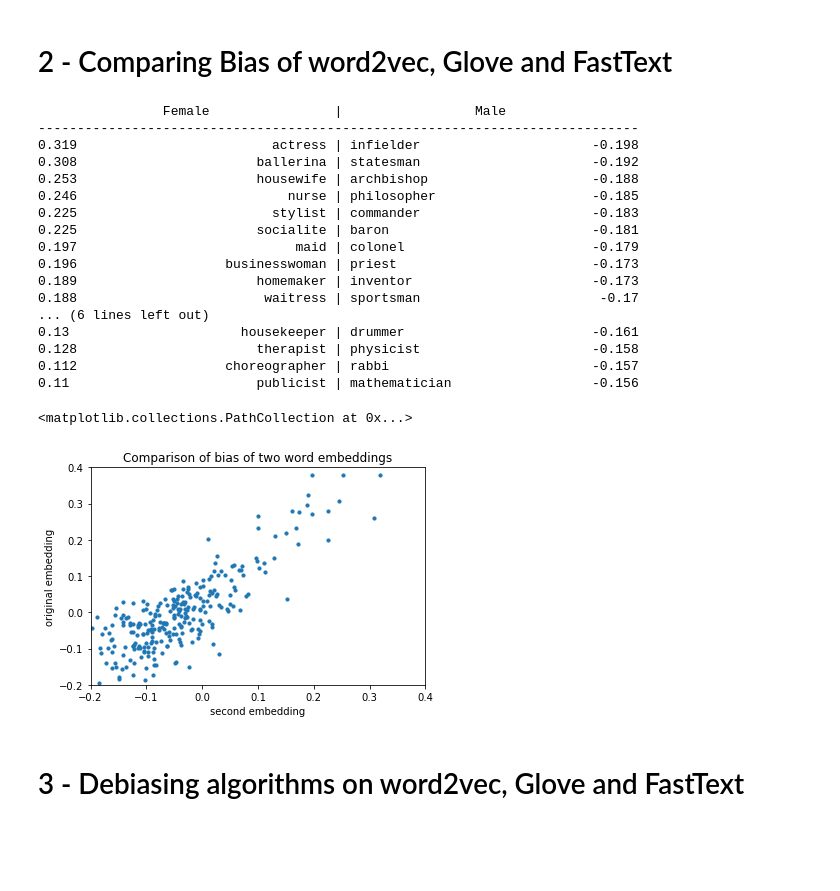
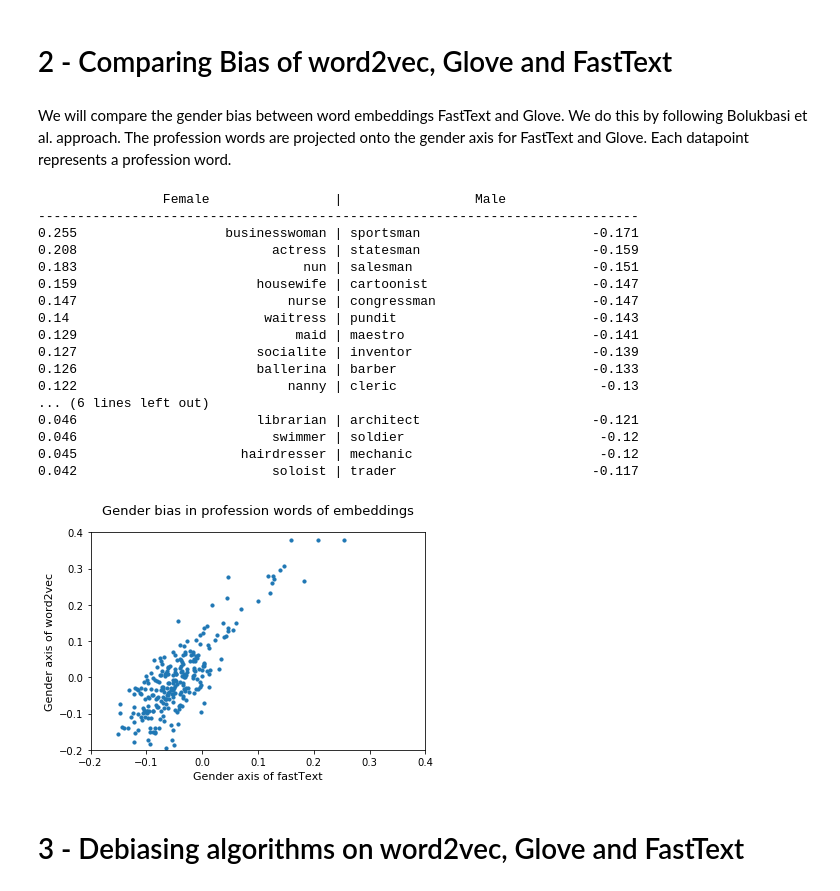
Before and after one commit to KylianvG/Embetter, a Jupyter notebook: replication/Fairness_in_AI_Removing_bias.ipynb, the cells around one changed output. Drawn from its saved outputs; the diff is of its cells as text; code cells hidden in the pictures; blank space fills up the shorter version.

```diff
--- a/replication/Fairness_in_AI_Removing_bias.ipynb
+++ b/replication/Fairness_in_AI_Removing_bias.ipynb
@@ -32,12 +43,10 @@ ft = './embeddings/fasttext_wiki-news-300d_small.txt'
 
 # Load google news word2vec
 E = WordEmbedding(w2v)
-
 # Load Glove
 E_g = WordEmbedding(glove)
-
 # Load FastText
-E_ft = WordEmbedding(ft)
+E_f = WordEmbedding(ft)
 # %% [output]
 *** Reading data from ./embeddings/w2v_gnews_small.txt
 (26423, 300)
@@ -116,3 +124,9 @@ E_compare = E_g
+# %% [markdown]
+We will compare the gender bias between word embeddings FastText and Glove. We do this by following Bolukbasi et al. approach. The profession words are projected onto the gender axis for FastText and Glove. Each datapoint represents a profession word.
+# %%
+# To compare word2vec to a second word embedding, change this to either fastText (E_f) or Glove (E_g)
+compare_embedding = "fastText"
+E_compare = E_f
 # %%
 def get_datapoints(sp, E, v_gender, words_set):
     sp = sorted([(E.v(w).dot(v_gender), w) for w in profession_words if w in words_set])
@@ -132,33 +146,34 @@ og_datapoints = get_datapoints(sp, E, v_gender, words_set)
 # %% [output]
                 Female                |                 Male
 -----------------------------------------------------------------------------
-0.319                         actress | infielder                      -0.198
-0.308                       ballerina | statesman                      -0.192
-0.253                       housewife | archbishop                     -0.188
-0.246                           nurse | philosopher                    -0.185
-0.225                         stylist | commander                      -0.183
-0.225                       socialite | baron                          -0.181
-0.197                            maid | colonel                        -0.179
-0.196                   businesswoman | priest                         -0.173
-0.189                       homemaker | inventor                       -0.173
-0.188                        waitress | sportsman                       -0.17
+0.255                   businesswoman | sportsman                      -0.171
+0.208                         actress | statesman                      -0.159
+0.183                             nun | salesman                       -0.151
+0.159                       housewife | cartoonist                     -0.147
+0.147                           nurse | congressman                    -0.147
+0.14                         waitress | pundit                         -0.143
+0.129                            maid | maestro                        -0.141
+0.127                       socialite | inventor                       -0.139
+0.126                       ballerina | barber                         -0.133
+0.122                           nanny | cleric                          -0.13
 ... (6 lines left out)
-0.13                      housekeeper | drummer                        -0.161
-0.128                       therapist | physicist                      -0.158
-0.112                   choreographer | rabbi                          -0.157
-0.11                        publicist | mathematician                  -0.156
+0.046                       librarian | architect                      -0.121
+0.046                         swimmer | soldier                         -0.12
+0.045                     hairdresser | mechanic                        -0.12
+0.042                         soloist | trader                         -0.117
 # %%
-# Plot comparison of bias of word2vec and fastText
+# Plot comparison of bias of word2vec and fastText (or Glove)
 fig, ax = plt.subplots()
+ax.scatter(compare_datapoints, og_datapoints, s=10)
 ax.set_ylim(-0.2, 0.4)
 ax.set_xlim(-0.2, 0.4)
-plt.title("Comparison of bias of two word embeddings")
-plt.xlabel("second embedding")
-plt.ylabel("original embedding")
-plt.scatter(compare_datapoints, og_datapoints, s=10)
+plt.xlabel("Gender axis of {}".format(compare_embedding), fontsize=11)
+plt.ylabel("Gender axis of word2vec", fontsize=11)
+plt.title("Gender bias in profession words of embeddings", pad=18, fontsize=13)
+fig.savefig("test.png")
+plt.show()
 # %% [output]
-<matplotlib.collections.PathCollection at 0x...>
-[figure, old version]
+[figure, new version]
 # %% [markdown]
 # 3 - Debiasing algorithms on word2vec, Glove and FastText
 # %% [markdown]
```
Also changed, not shown: parts of 18 cells of this notebook, 2 other files.
